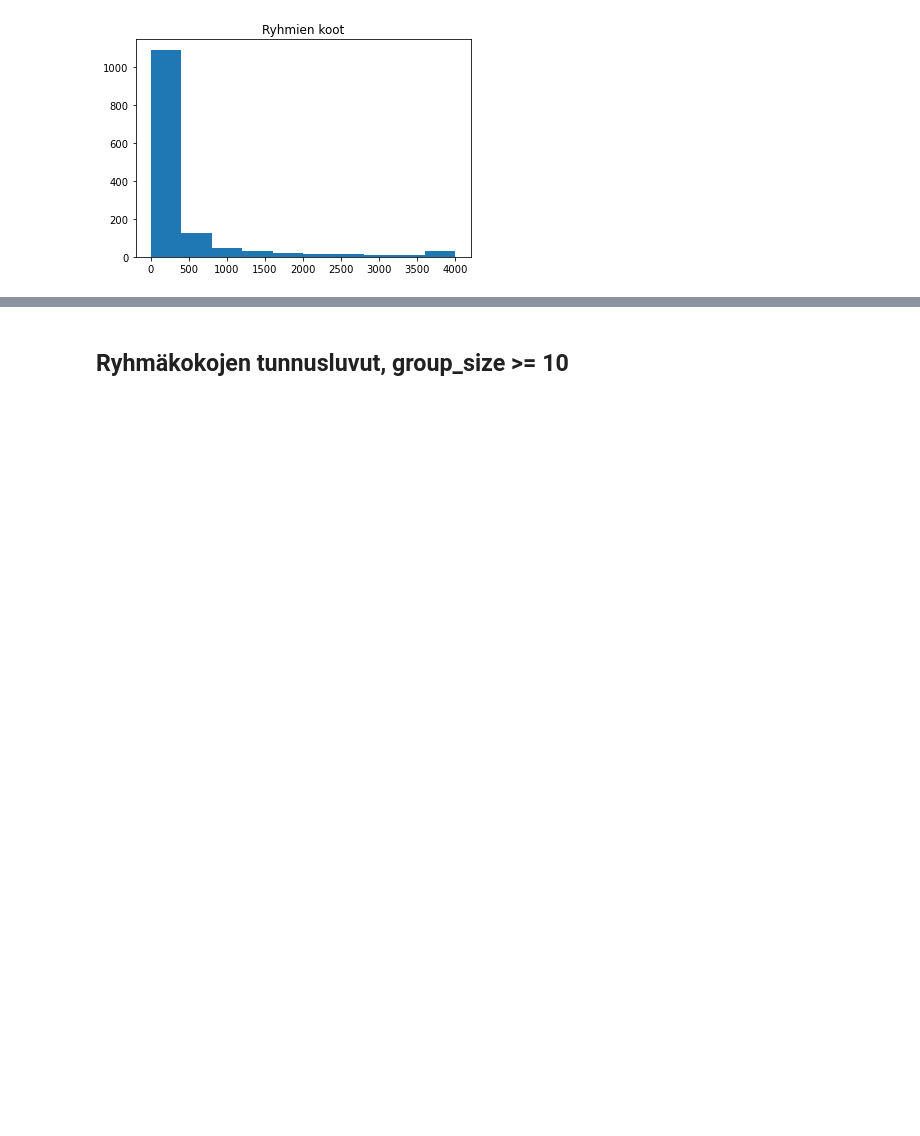
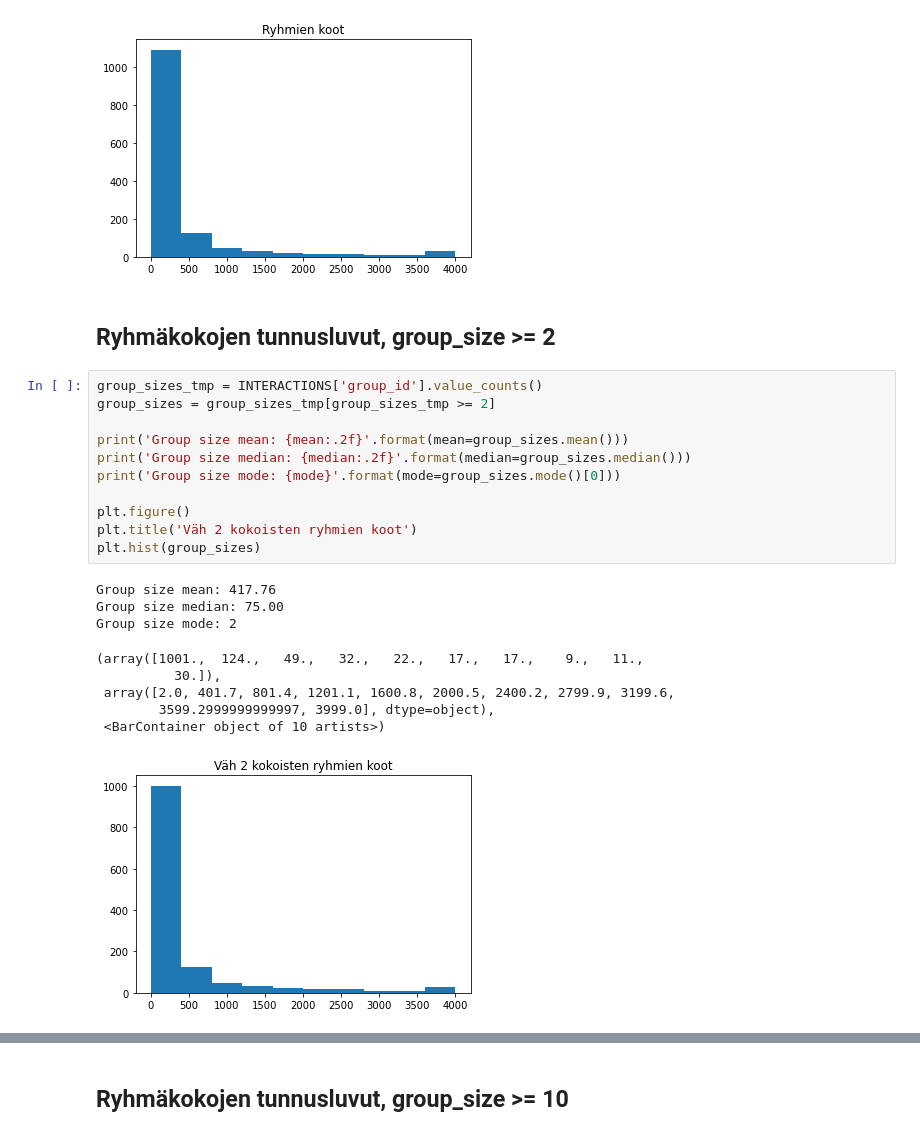
Before and after one commit to sakasute/masters-thesis-code, a Jupyter notebook: jupyter/code/data_exploration.ipynb, the cells around one changed output, grey strips where cells are left out. Cells and saved outputs as stored; diff of their text form; blank space fills up the shorter version.

```diff
--- a/jupyter/code/data_exploration.ipynb
+++ b/jupyter/code/data_exploration.ipynb
@@ -152,3 +152,26 @@ Group size mode: 1
         3599.2000000000003, 3999.0], dtype=object),
  <BarContainer object of 10 artists>)
 [figure]
+# %% [markdown]
+## Ryhmäkokojen tunnusluvut, group_size >= 2
+# %%
+group_sizes_tmp = INTERACTIONS['group_id'].value_counts()
+group_sizes = group_sizes_tmp[group_sizes_tmp >= 2]
+
+print('Group size mean: {mean:.2f}'.format(mean=group_sizes.mean()))
+print('Group size median: {median:.2f}'.format(median=group_sizes.median()))
+print('Group size mode: {mode}'.format(mode=group_sizes.mode()[0]))
+
+plt.figure()
+plt.title('Väh 2 kokoisten ryhmien koot')
+plt.hist(group_sizes)
+# %% [output]
+Group size mean: 417.76
+Group size median: 75.00
+Group size mode: 2
+(array([1001.,  124.,   49.,   32.,   22.,   17.,   17.,    9.,   11.,
+          30.]),
+ array([2.0, 401.7, 801.4, 1201.1, 1600.8, 2000.5, 2400.2, 2799.9, 3199.6,
+        3599.2999999999997, 3999.0], dtype=object),
+ <BarContainer object of 10 artists>)
+[figure, added]
```
Also changed, not shown: parts of 2 cells of this notebook, 2 other files.
